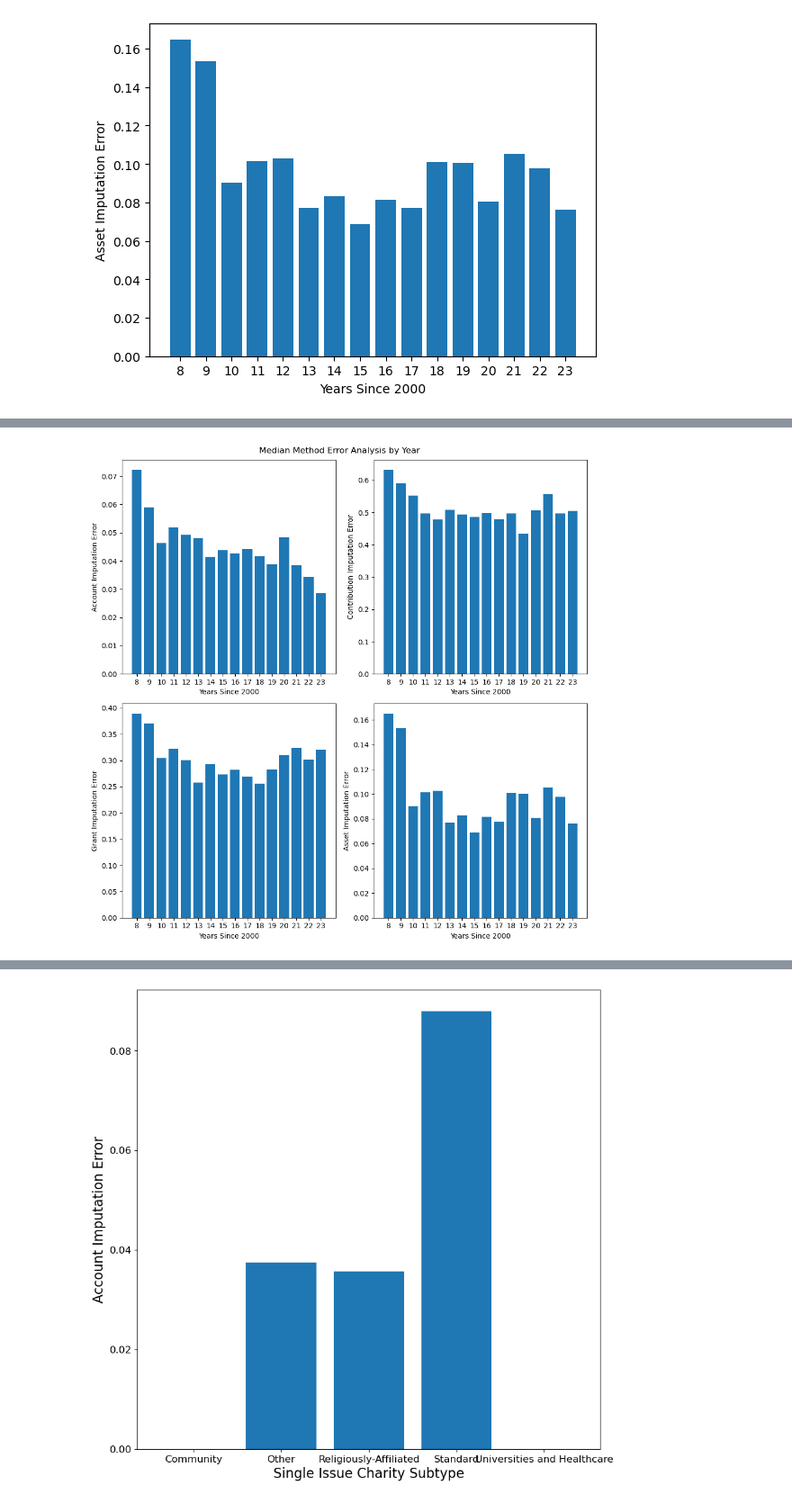
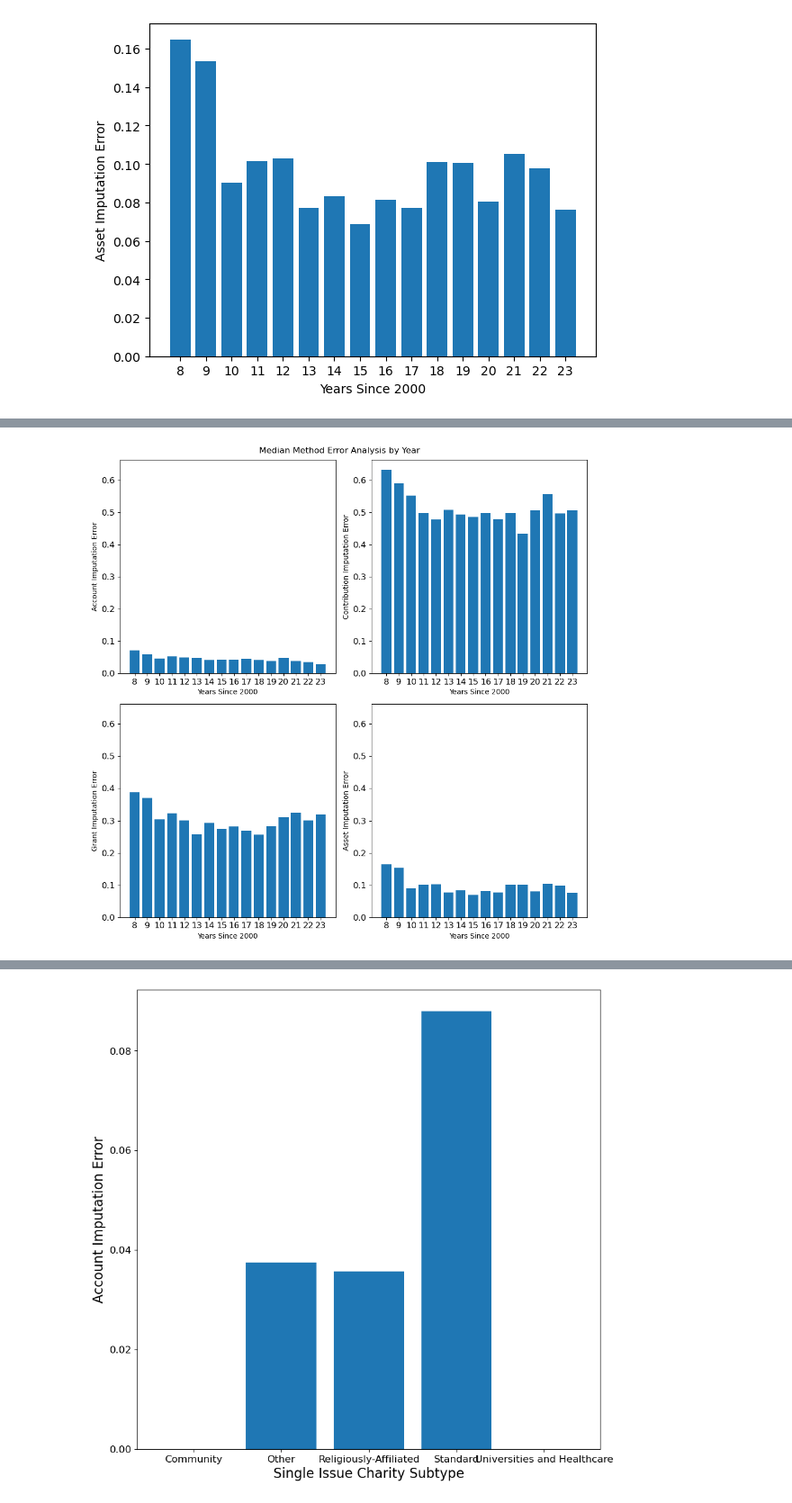
Before and after one commit to nichmars/Test, a Jupyter notebook: Graph Creation and Pictures/Median_Year_Type_Analysis.ipynb, the cells around one changed output, grey strips where cells are left out. Shown at 90% size. Drawn from its saved outputs; the diff is of its cells as text; code cells hidden in the pictures.

```diff
--- a/Graph Creation and Pictures/Median_Year_Type_Analysis.ipynb
+++ b/Graph Creation and Pictures/Median_Year_Type_Analysis.ipynb
@@ -264,36 +277,39 @@ plt.show()
 # %%
-fig, axes = plt.subplots(2, 2, figsize=(10, 10))
+fig, axes = plt.subplots(2, 2, figsize=(10, 10), sharey=True)
 fig.suptitle("Median Method Error Analysis by Year")
 
 axes = axes.flatten()
 
 axes[0].bar(Year, account_error_by_year)
 axes[0].set_xlabel("Years Since 2000")
 axes[0].set_ylabel("Account Imputation Error")
 axes[0].set_xticks(Year)
 axes[0].set_xticklabels([str(i+1) for i in Year])
 
 axes[1].bar(Year, contribution_error_by_year)
 axes[1].set_xlabel("Years Since 2000")
 axes[1].set_ylabel("Contribution Imputation Error")
 axes[1].set_xticks(Year)
 axes[1].set_xticklabels([str(i+1) for i in Year])
 
 axes[2].bar(Year, grant_error_by_year)
 axes[2].set_xlabel("Years Since 2000")
 axes[2].set_ylabel("Grant Imputation Error")
 axes[2].set_xticks(Year)
 axes[2].set_xticklabels([str(i+1) for i in Year])
 
 axes[3].bar(Year, asset_error_by_year)
 axes[3].set_xlabel("Years Since 2000")
 axes[3].set_ylabel("Asset Imputation Error")
 axes[3].set_xticks(Year)
 axes[3].set_xticklabels([str(i+1) for i in Year])
 
+for ax in axes.flatten():
+    ax.tick_params(axis='y', labelleft=True)
+    ax.tick_params(axis='both', labelsize=12)
 
 plt.tight_layout()
 plt.show()
 # %% [output]
-[figure, old version]
+[figure, new version]
 # %%
```
Also changed, not shown: parts of 2 cells of this notebook, 8 other files.
